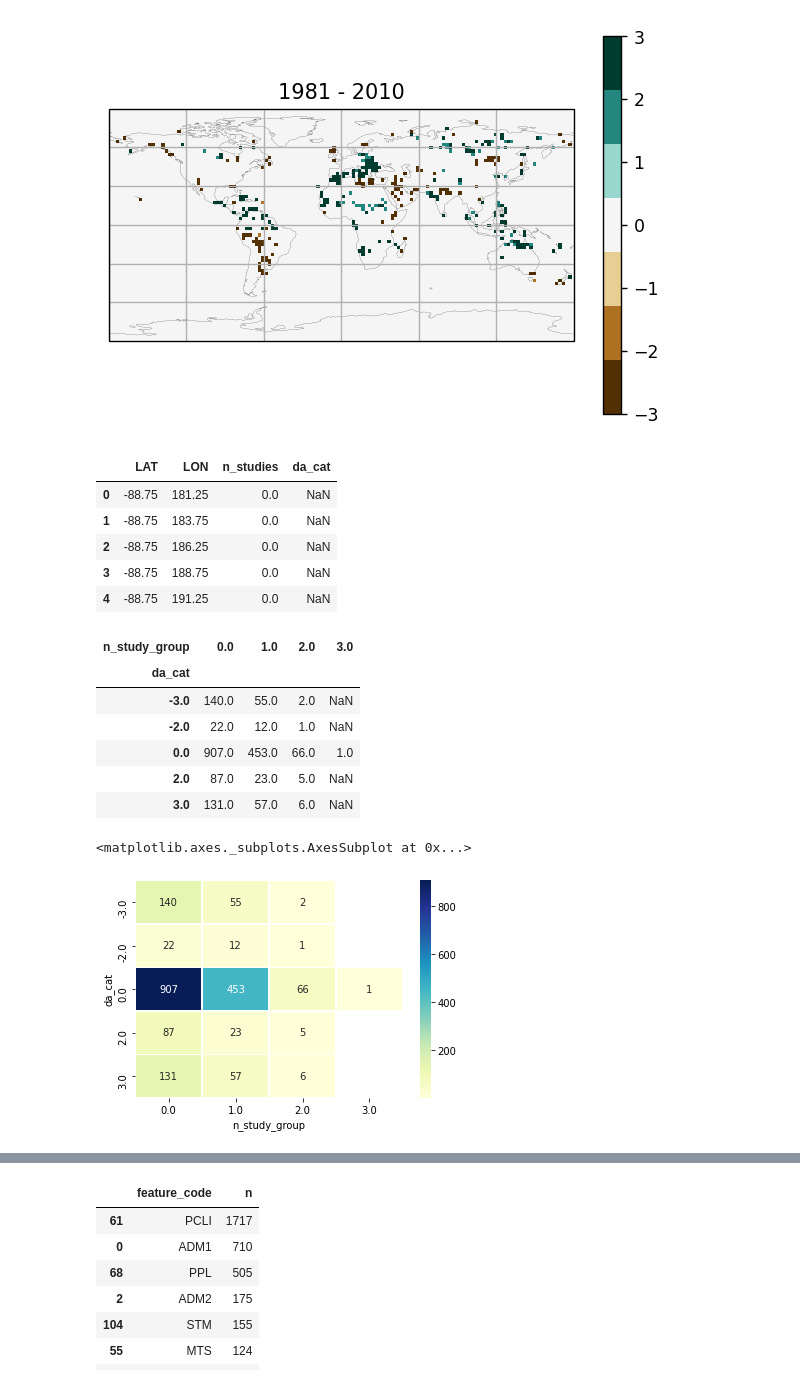
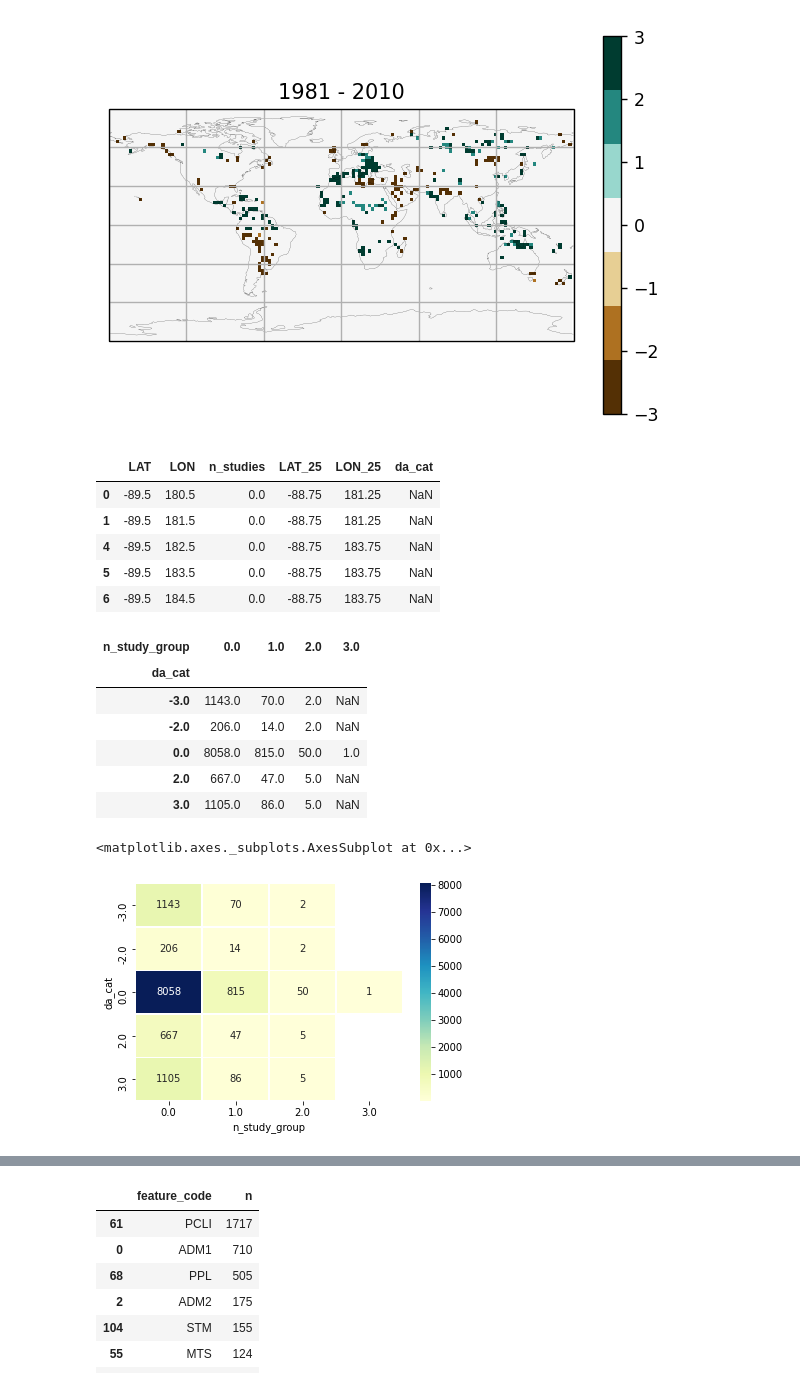
Before and after one commit to mcallaghan/regional-impacts-map, a Jupyter notebook: analysis/compare_da.ipynb, the cells around one changed output, grey strips where cells are left out. Saved outputs shown, nothing was run; the diff lists cells and outputs as text; code cells hidden in the pictures.

```diff
--- a/analysis/compare_da.ipynb
+++ b/analysis/compare_da.ipynb
@@ -133,32 +134,48 @@ for o_v, s_v, arr_var in zip(original_values, simplified_values, arr_vars):
     df_1951_2010.loc[df_1951_2010[arr_var].values==o_v, "da_cat"] = s_v
 df_1951_2010 = df_1951_2010.reset_index()
 # %%
-df_places['LAT'] = df_places['lat']//2.5*2.5+1.25
-df_places['LON'] = df_places['lon']//2.5*2.5+1.25
+degrees = 1
+LON = np.linspace(-180+degrees*0.5,180-degrees*0.5,int(360/degrees))
+LON[LON<0] += 360
+LAT = np.linspace(-90+degrees*0.5,90-degrees*0.5,int(180/degrees))
+
+lon_df, lat_df = np.meshgrid(LON,LAT)
+
+df_places['LAT'] = df_places['lat']//degrees*degrees+degrees*0.5
+df_places['LON'] = df_places['lon']//degrees*degrees+degrees*0.5
 precip = df_places[
     (df_places['6 - Precipitation - mean_prediction']>0.5)
 ]
-lon_df, lat_df = np.meshgrid(df_1951_2010.LON.unique(),df_1951_2010.LAT.unique())
+
 n = precip.groupby(['LAT','LON']).size().to_frame("n_studies").reset_index()
-#n.loc
 n.loc[n['LON']<0,"LON"] = n.loc[n['LON']<0,"LON"] + 360
-#n['LON'] = n['LON'] + 180
 
-ndf = (
+ndf = ndf = (
     pd.DataFrame({"LAT": lat_df.ravel(), "LON": lon_df.ravel()})
     .merge(n,how="left")
     .fillna(0)
-    .merge(df_1951_2010.reset_index()[["LAT","LON","da_cat"]])
 )
+ndf["LAT_25"] = ndf['LAT']//2.5*2.5+1.25
+ndf["LON_25"] = ndf['LON']//2.5*2.5+1.25
+ndf['order'] = list(ndf.index)
+
+ndf = ndf.merge(
+    df_1951_2010
+    .reset_index()
+    .rename(columns={"LAT": "LAT_25", "LON": "LON_25"})
+    [["LAT_25","LON_25","da_cat"]],
+    how="inner",
+    sort=False
+).sort_values('order').drop(columns="order")
 
 ndf.head()
 # %% [output]
-|  | LAT | LON | n_studies | da_cat |
-| 0 | -88.75 | 181.25 | 0.0 | NaN |
-| 1 | -88.75 | 183.75 | 0.0 | NaN |
-| 2 | -88.75 | 186.25 | 0.0 | NaN |
-| 3 | -88.75 | 188.75 | 0.0 | NaN |
-| 4 | -88.75 | 191.25 | 0.0 | NaN |
+|  | LAT | LON | n_studies | LAT_25 | LON_25 | da_cat |
+| 0 | -89.5 | 180.5 | 0.0 | -88.75 | 181.25 | NaN |
+| 1 | -89.5 | 181.5 | 0.0 | -88.75 | 181.25 | NaN |
+| 4 | -89.5 | 182.5 | 0.0 | -88.75 | 183.75 | NaN |
+| 5 | -89.5 | 183.5 | 0.0 | -88.75 | 183.75 | NaN |
+| 6 | -89.5 | 184.5 | 0.0 | -88.75 | 183.75 | NaN |
 # %%
 ndf.loc[(ndf['n_studies']==0),"n_study_group"] = 0
 ndf.loc[(ndf['n_studies']>0) & (ndf['n_studies']<11),"n_study_group"] = 1
@@ -176,16 +193,16 @@ ndf_sum
 # %% [output]
 | n_study_group | 0.0 | 1.0 | 2.0 | 3.0 |
 | da_cat |  |  |  |  |
-| -3.0 | 140.0 | 55.0 | 2.0 | NaN |
-| -2.0 | 22.0 | 12.0 | 1.0 | NaN |
-| 0.0 | 907.0 | 453.0 | 66.0 | 1.0 |
-| 2.0 | 87.0 | 23.0 | 5.0 | NaN |
-| 3.0 | 131.0 | 57.0 | 6.0 | NaN |
+| -3.0 | 1143.0 | 70.0 | 2.0 | NaN |
+| -2.0 | 206.0 | 14.0 | 2.0 | NaN |
+| 0.0 | 8058.0 | 815.0 | 50.0 | 1.0 |
+| 2.0 | 667.0 | 47.0 | 5.0 | NaN |
+| 3.0 | 1105.0 | 86.0 | 5.0 | NaN |
 # %%
 sns.heatmap(data=ndf_sum,cmap="YlGnBu", linewidths=.5, annot=True, fmt=".0f")
 # %% [output]
 <matplotlib.axes._subplots.AxesSubplot at 0x...>
-[figure, old version]
+[figure, new version]
 # %%
 
 
```
Also changed, not shown: parts of 18 cells of this notebook.
